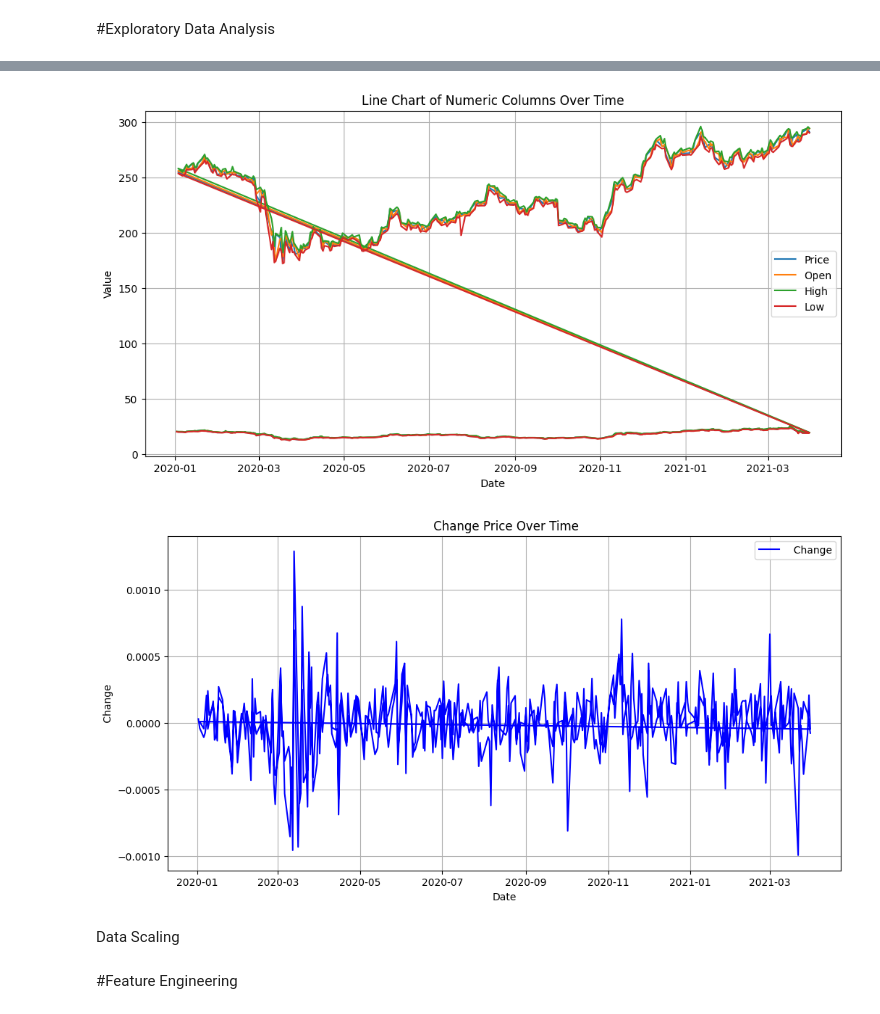
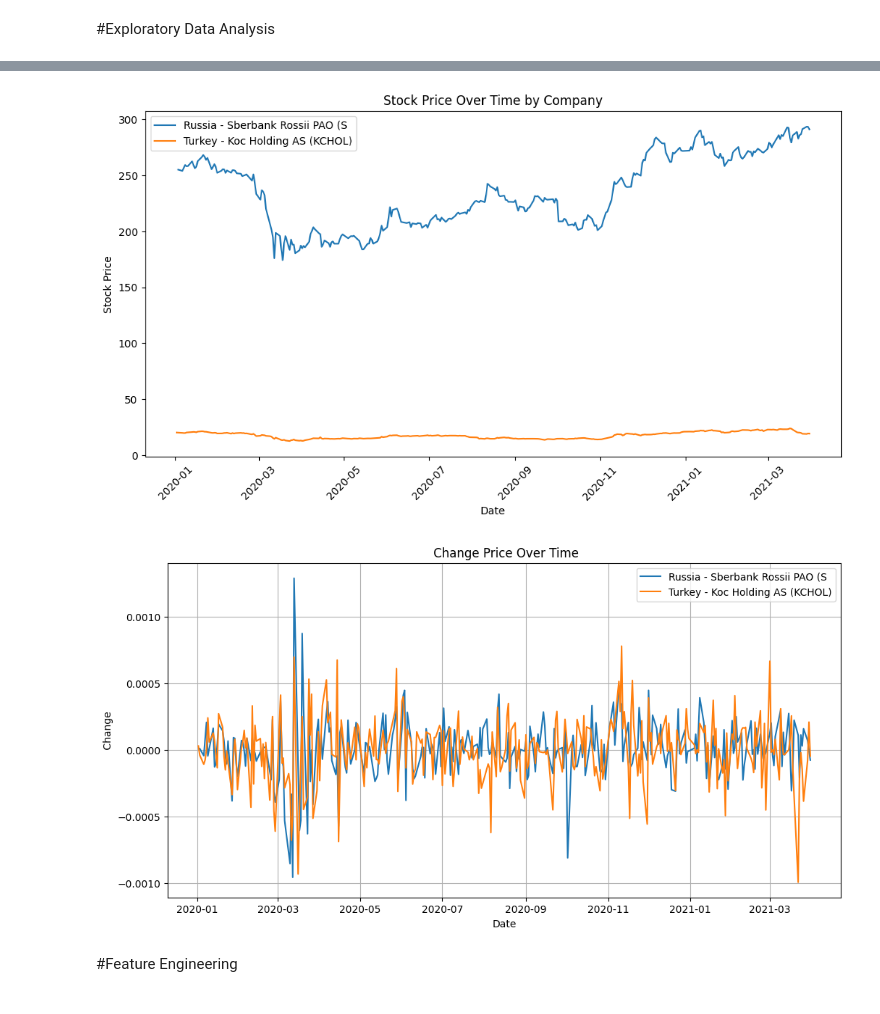
Before and after one commit to Wnjoki/ewcefOAeo7tEyNDX-ValueInvesto, a Jupyter notebook: ValueInvestor.ipynb, the cells around one changed output, grey strips where cells are left out. Cells and saved outputs as stored; diff of their text form; code cells hidden in the pictures.

```diff
--- a/ValueInvestor.ipynb
+++ b/ValueInvestor.ipynb
@@ -47,6 +49,6 @@ for company in Comp_names:
     dataframes.append(df)  # Append the dataframe to the list
 
 
-# Combine all dataframes into a single dataframe
-combined_df = pd.concat(dataframes[:2], ignore_index=True)
+# Combine the dataframes into a single dataframe and get the first two
+df = pd.concat(dataframes[:2], ignore_index=True)
 # %%
@@ -135,9 +139,9 @@ def volume_conversion(vol):
     else:
         return float(vol)
 
-combined_df['Vol.'] = combined_df['Vol.'].astype(str).apply(volume_conversion)
+df['Vol.'] = df['Vol.'].astype(str).apply(volume_conversion)
 
-combined_df['Vol.']
+df['Vol.']
 # %% [output]
 0      47000000.0
 1      38810000.0
@@ -154,8 +158,8 @@ Name: Vol., Length: 626, dtype: float64
 # %%
 # Convert 'Change %' to a float
 # (remove the '%' sign and divide by 100)
-combined_df['Change '] = combined_df['Change %'].astype(str).str.rstrip('%').astype('float')/ 100.0
-combined_df['Change ']
+df['Change'] = df['Change %'].astype(str).str.rstrip('%').astype('float')/ 100.0
+df['Change']
 # %% [output]
 0     -0.000076
 1     -0.000002
@@ -199,32 +207,25 @@ plt.show()
 # %%
 #line chart
 # Set the 'Date' column as the index
-combined_df.set_index('Date', inplace=True)
+#df.set_index('Date', inplace=True)
 
-# List of numerical columns to plot
-columns_to_plot = ['Price', 'Open', 'High', 'Low']
-
-# Create line charts for each column
 plt.figure(figsize=(12, 6))
-for column in columns_to_plot:
-    plt.plot(combined_df.index, combined_df[column], label=column)
-
-# Customize the plot
-plt.title('Line Chart of Numeric Columns Over Time')
+for company, data in df.groupby('Company'):
+    plt.plot(data['Date'], data['Price'], label=company)
+plt.title('Stock Price Over Time by Company')
 plt.xlabel('Date')
-plt.ylabel('Value')
+plt.ylabel('Stock Price')
 plt.legend()
-plt.grid(True)
-
-# Display the plot
+plt.xticks(rotation=45)
 plt.show()
 # %% [output]
-[figure, old version]
+[figure, new version]
 # %%
-columns=['Price','Open','High','Low']
+
 # Create a line chart for percentage changes
 plt.figure(figsize=(12, 6))
-plt.plot(combined_df.index, combined_df['Change '], label=f'  Change', color='blue')
+for company, data in df.groupby('Company'):
+    plt.plot(data['Date'], data['Change'], label=company)
 
 # Customize the plot
 plt.title(f' Change Price Over Time')
@@ -236,6 +237,4 @@ plt.grid(True)
 # Display the plot
 plt.show()
 # %% [output]
-[figure, old version]
+[figure, new version]
-# %% [markdown]
-Data Scaling
```
Also changed, not shown: parts of 52 cells of this notebook.
